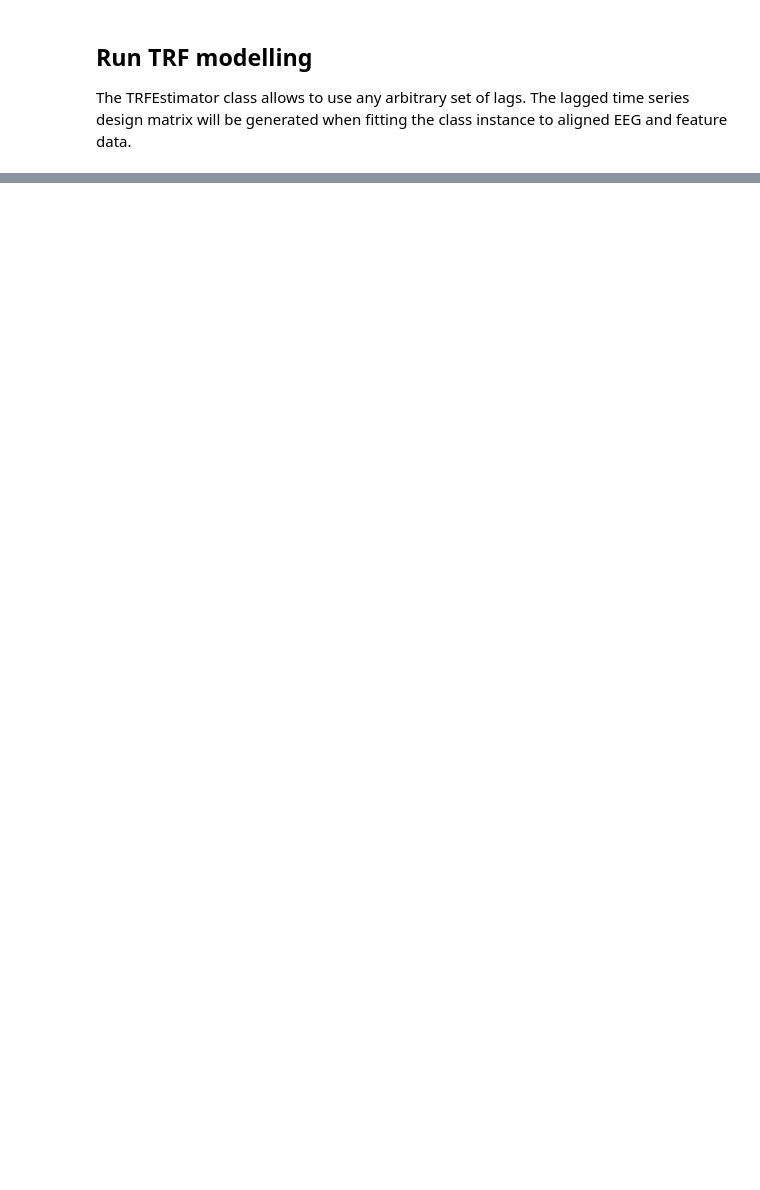
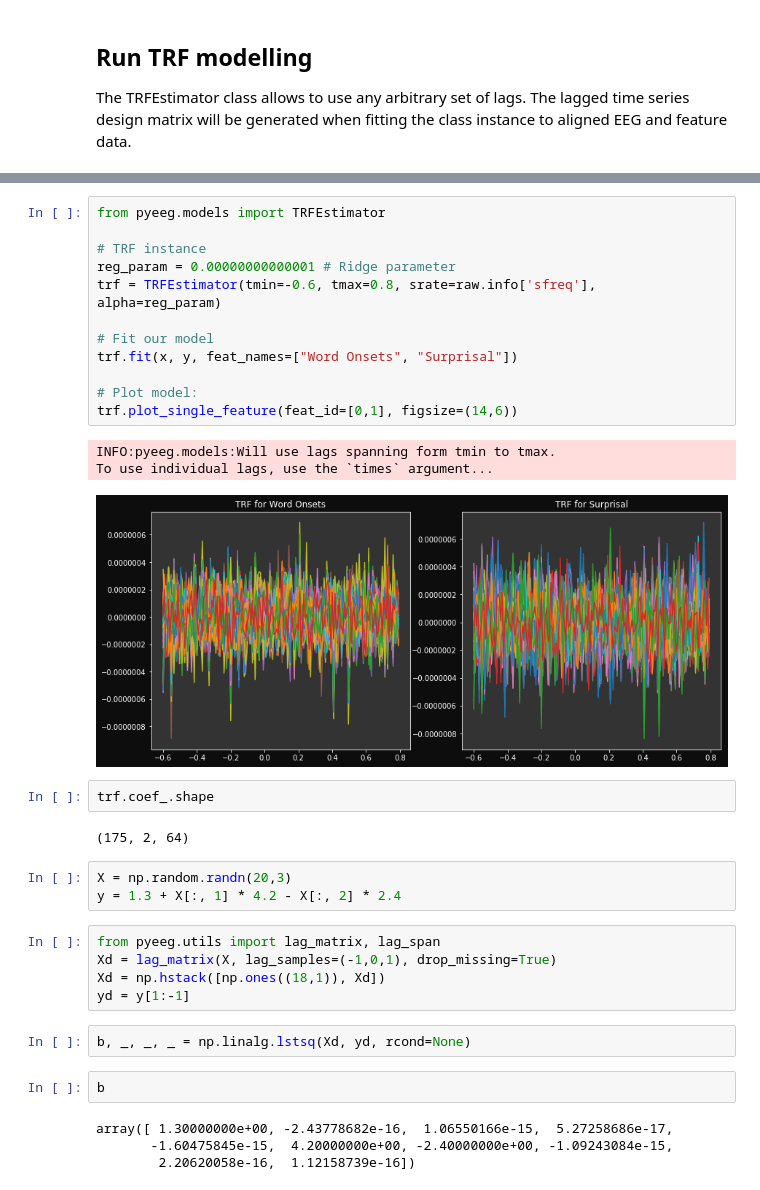
Before and after one commit to Hugo-W/pyEEG, a Jupyter notebook: examples/TRF_wordonsets.ipynb, the cells around one changed output, grey strips where cells are left out. Cells and saved outputs as stored; diff of their text form; blank space fills up the shorter version.

```diff
--- a/examples/TRF_wordonsets.ipynb
+++ b/examples/TRF_wordonsets.ipynb
@@ -82,0 +88,36 @@ trf.plot_single_feature(0)
+# %%
+from pyeeg.models import TRFEstimator
+
+# TRF instance
+reg_param = 0.00000000000001 # Ridge parameter
+trf = TRFEstimator(tmin=-0.6, tmax=0.8, srate=raw.info['sfreq'], alpha=reg_param)
+
+# Fit our model
+trf.fit(x, y, feat_names=["Word Onsets", "Surprisal"])
+
+# Plot model:
+trf.plot_single_feature(feat_id=[0,1], figsize=(14,6))
+# %% [output]
+INFO:pyeeg.models:Will use lags spanning form tmin to tmax.
+To use individual lags, use the `times` argument...
+[figure, added]
+# %%
+trf.coef_.shape
+# %% [output]
+(175, 2, 64)
+# %%
+X = np.random.randn(20,3)
+y = 1.3 + X[:, 1] * 4.2 - X[:, 2] * 2.4
+# %%
+from pyeeg.utils import lag_matrix, lag_span
+Xd = lag_matrix(X, lag_samples=(-1,0,1), drop_missing=True)
+Xd = np.hstack([np.ones((18,1)), Xd])
+yd = y[1:-1]
+# %%
+b, _, _, _ = np.linalg.lstsq(Xd, yd, rcond=None)
+# %%
+b
+# %% [output]
+array([ 1.30000000e+00, -2.43778682e-16,  1.06550166e-15,  5.27258686e-17,
+       -1.60475845e-15,  4.20000000e+00, -2.40000000e+00, -1.09243084e-15,
+        2.20620058e-16,  1.12158739e-16])
```
Also changed, not shown: parts of 15 cells of this notebook.
